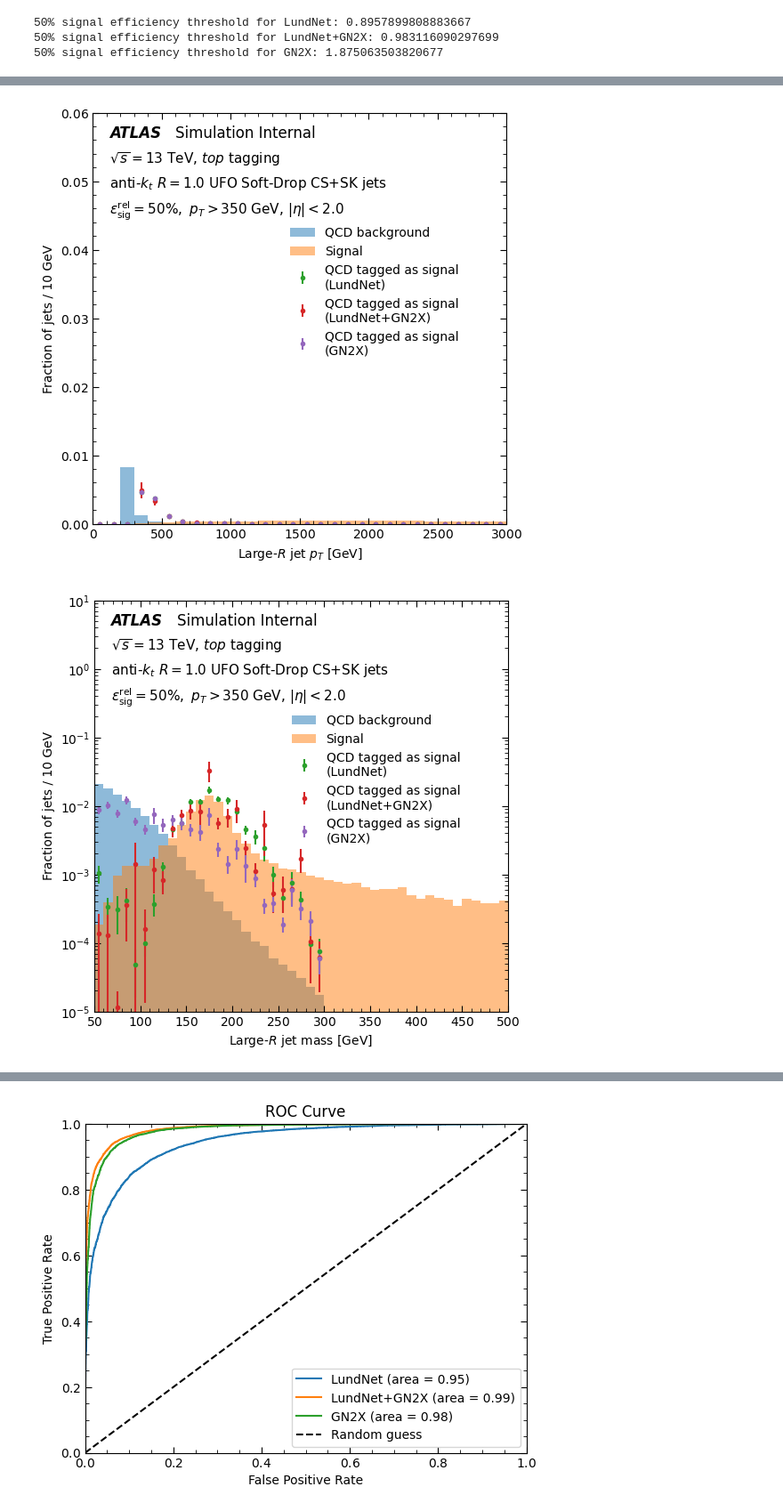
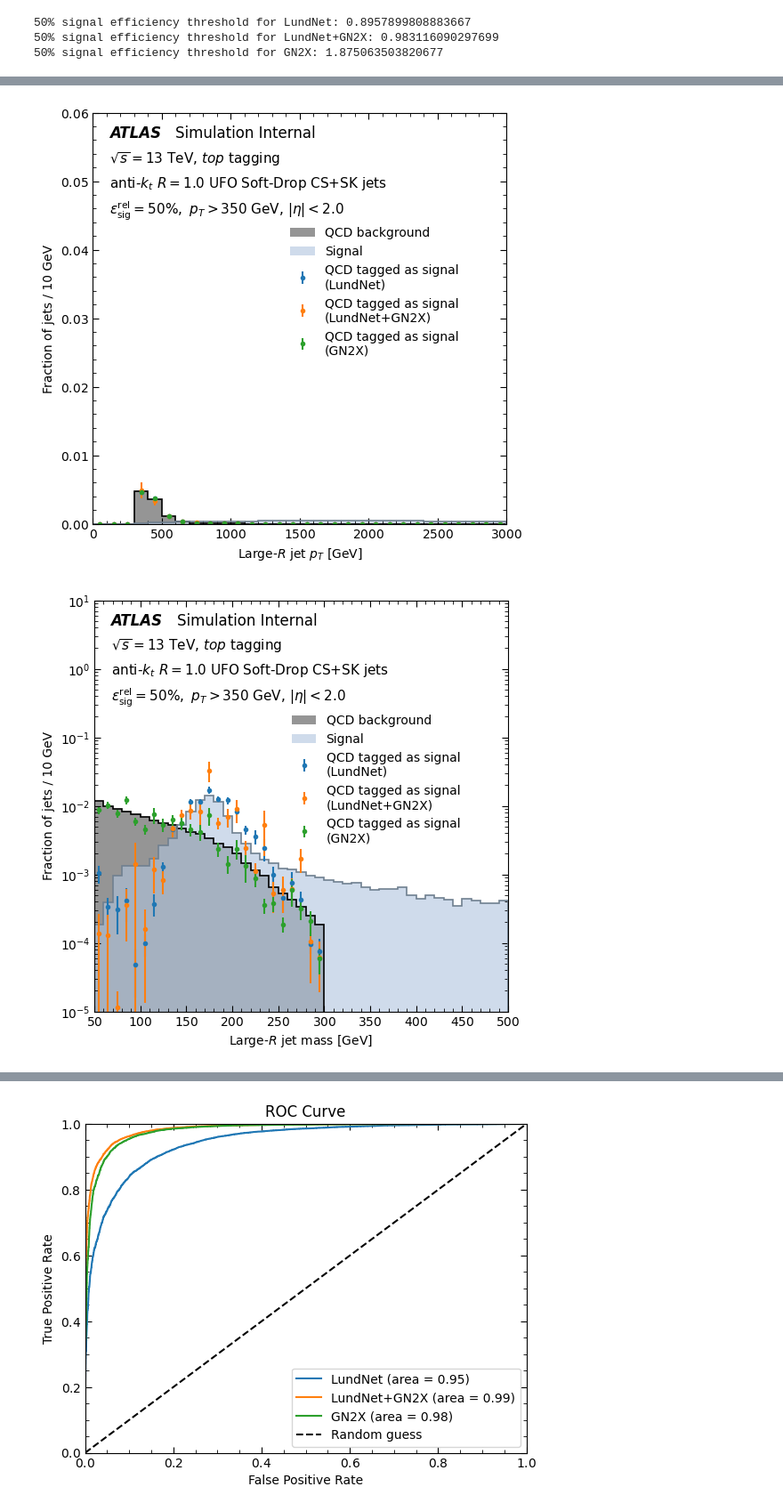
Before and after one commit to KonDoran/lundtoptagger, a Jupyter notebook: plotting.ipynb, the cells around one changed output, grey strips where cells are left out. Shown: that part at 89% size. Drawn from its saved outputs; the diff is of its cells as text; code cells hidden in the pictures.

Commit message:
Selection and plot styling

```diff
--- a/plotting.ipynb
+++ b/plotting.ipynb
@@ -225,8 +225,13 @@ for params in plot_params.values():
         errorbar_params = dict(
             fmt='.',
         )
-        plt.hist(var_data[labels==0], weights=weights[labels==0], label="QCD background", **hist_params, alpha=0.5)
-        plt.hist(var_data[labels==1], weights=weights[labels==1], label="Signal",         **hist_params, alpha=0.5)
+
+        # QCD background: shaded dark gray with black outline
+        plt.hist(var_data[(labels==0) & selection], weights=weights[(labels==0) & selection], label="QCD background", color="dimgray", alpha=0.7,   **hist_params)
+        plt.hist(var_data[(labels==0) & selection], weights=weights[(labels==0) & selection], histtype="step",        color="black", linewidth=1.2, **hist_params)
+        # Signal: fill with neutral, light colour
+        plt.hist(var_data[(labels==1) & selection], weights=weights[(labels==1) & selection], label="Signal", color="lightsteelblue", alpha=0.6, **hist_params)
+        plt.hist(var_data[(labels==1) & selection], weights=weights[(labels==1) & selection], histtype="step", color="slategray", linewidth=1.2, **hist_params)
 
         for model in selected_models:
             tagged_as_signal = models[model]["scores"] > models[model]["threshold_score"]
@@ -260,2 +265,2 @@ for params in plot_params.values():
-[figure, old version]
+[figure, new version]
-[figure, old version]
+[figure, new version]
```
Also changed, not shown: parts of 1 cell of this notebook, 1 other file.
